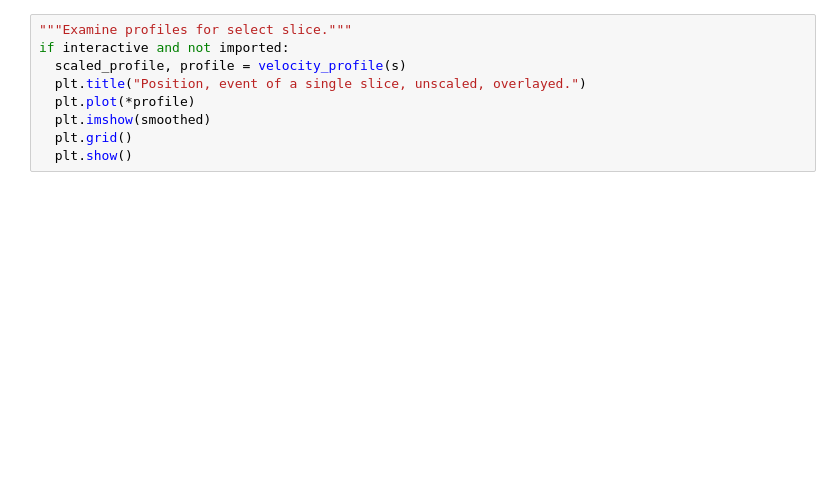
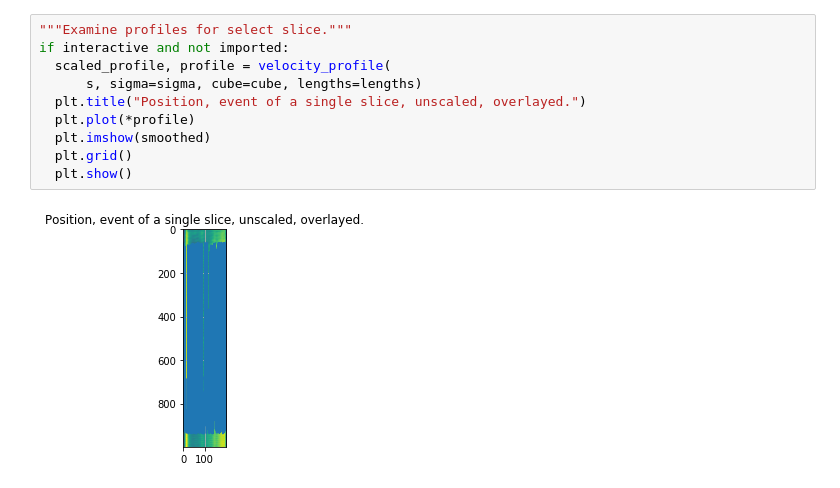
Before and after one commit to cemel-jhu/PSB-Image-Processing, a Jupyter notebook: PSM_Processing.ipynb, the cells around one changed output. Saved outputs shown, nothing was run; the diff lists cells and outputs as text; blank space fills up the shorter version.

```diff
--- a/PSM_Processing.ipynb
+++ b/PSM_Processing.ipynb
@@ -476,9 +611,12 @@ def velocity_profile(S,
 # %%
 """Examine profiles for select slice."""
 if interactive and not imported:
-  scaled_profile, profile = velocity_profile(s)
+  scaled_profile, profile = velocity_profile(
+      s, sigma=sigma, cube=cube, lengths=lengths)
   plt.title("Position, event of a single slice, unscaled, overlayed.")
   plt.plot(*profile)
   plt.imshow(smoothed)
   plt.grid()
   plt.show()
+# %% [output]
+[figure, added]
```
Also changed, not shown: parts of 31 cells of this notebook, 14 other files.
